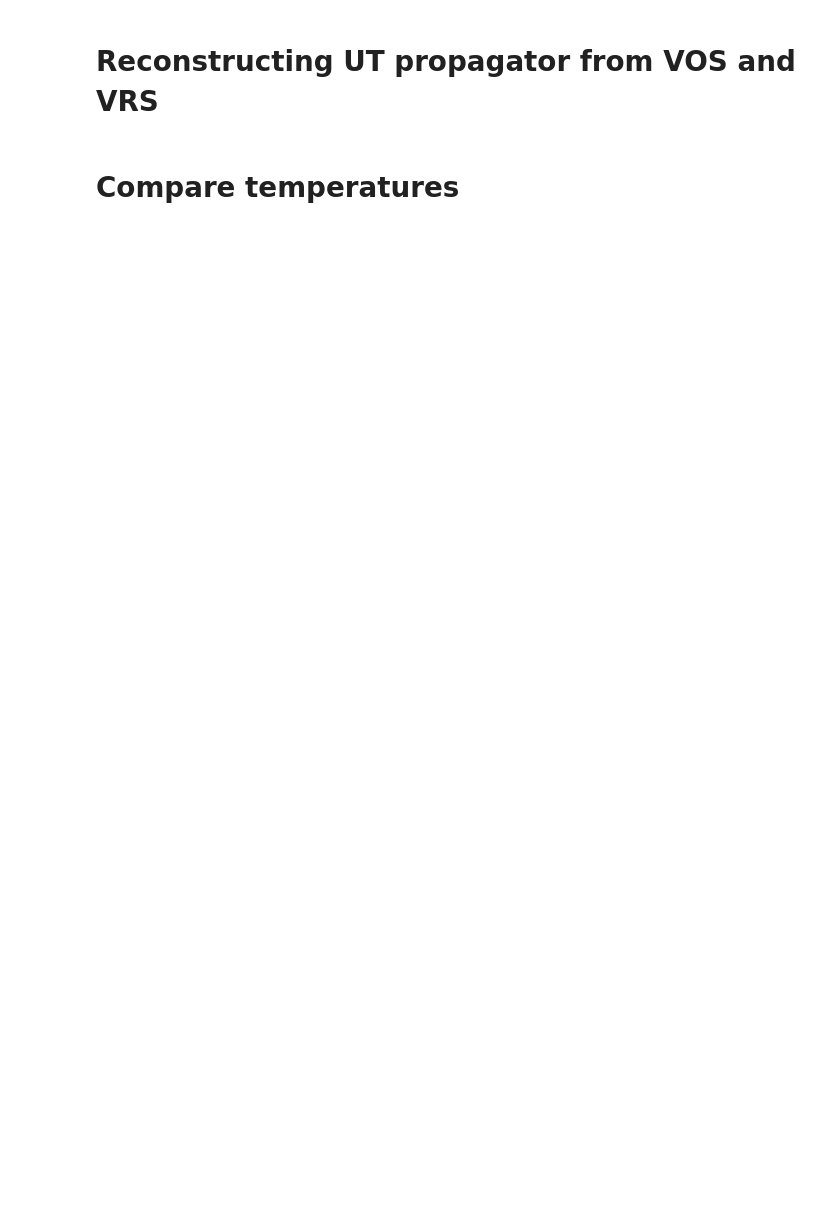
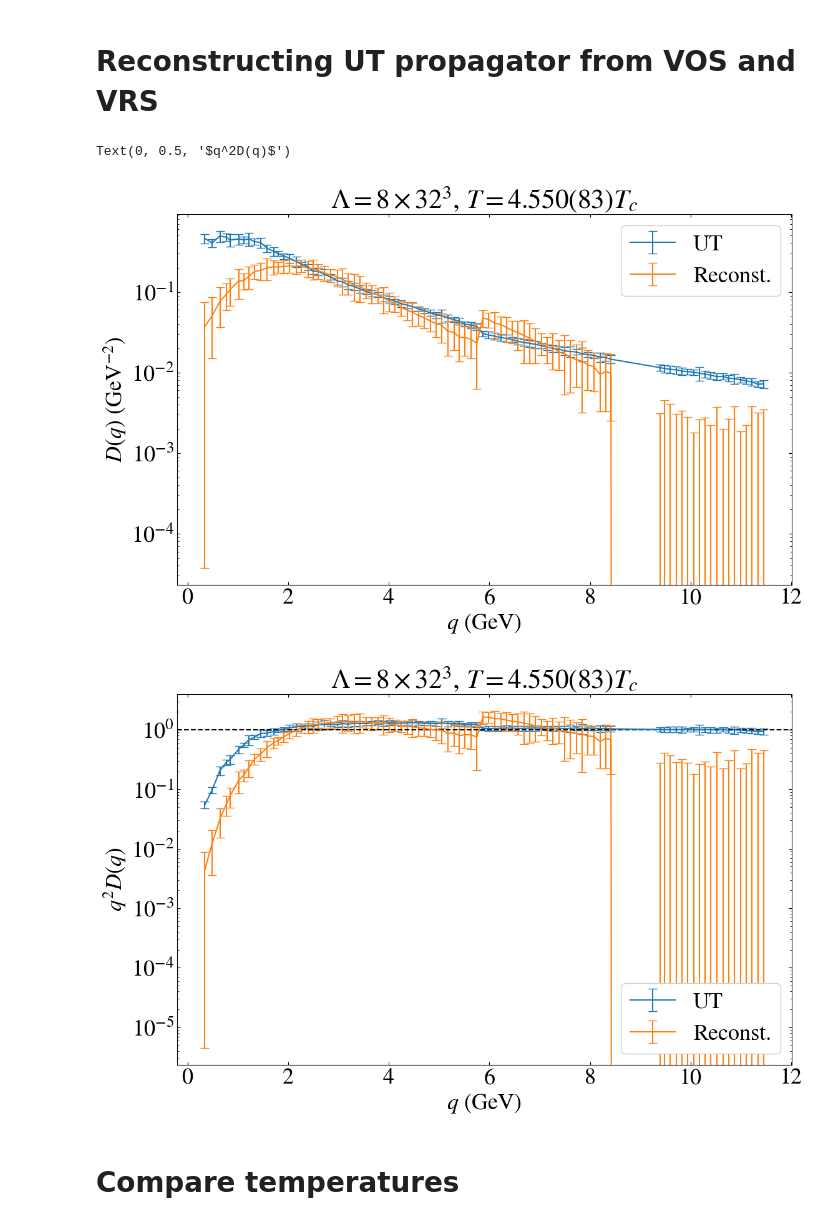
Before and after one commit to jadot-bp/vortex, a Jupyter notebook: decomp-vorticity-landau.ipynb, the cells around one changed output. Saved outputs shown, nothing was run; the diff lists cells and outputs as text; code cells hidden in the pictures; blank space fills up the shorter version.

```diff
--- a/decomp-vorticity-landau.ipynb
+++ b/decomp-vorticity-landau.ipynb
@@ -96,7 +101,7 @@ plot_params = {'ls':ls,'fmt':fmt,'errorevery':errorevery, 'markevery':markevery}
 
 ### Read propagator files
 # %%
-Nt = 32
+Nt = # Set temperature here
 
 to_TTc = lambda Nt: (1000*escale*XI/Nt)/Tc # Convert between Nt and T/Tc
 
@@ -314,7 +355,9 @@ for pos,mode in enumerate(modes):
 
     averaged_results[mode] = {'q':q, 'D':D}
 # %%
-fit_mask = q < 8
+q_max = 8
+
+fit_mask = q < q_max
 
 q = averaged_results["UT"]['q']
 
@@ -333,32 +376,39 @@ fparams = gv.gvar(popt,pcov)
 UT_D = averaged_results["UT"]['D']
 UT_D *= gv.gvar(Z_df["UT"].loc[Nt])  # Renormalize
 
 VRS_D = averaged_results["VRS"]['D']
 VOS_D = averaged_results["VOS"]['D']
 
 # Plot propagator
 fig = plt.figure(figsize=(12,8))
 ax = plt.gca()
 
 ax.errorbar(q, [d.mean for d in UT_D],[d.sdev for d in UT_D], label="UT")
 ax.errorbar(q, [d.mean for d in fparams[0]*VOS_D + fparams[1]*VRS_D],[d.sdev for d in fparams[0]*VOS_D + fparams[1]*VRS_D], label="Reconst.")
 
+ax.legend()
 ax.set_title(f"$\Lambda = {Nt} \\times 32^3$, $T={T}T_c$")
-ax.legend()
 ax.set_yscale('log')
 ax.set_xlabel('$q$ (GeV)')
 ax.set_ylabel("$D(q)$ (GeV$^{-2}$)")
 
 # Plot renormalization function
 fig = plt.figure(figsize=(12,8))
 ax = plt.gca()
 
 ax.errorbar(q, q**2*np.asarray([d.mean for d in UT_D]), q**2*np.asarray([d.sdev for d in UT_D]), label="UT")
 ax.errorbar(q, q**2*np.asarray([d.mean for d in fparams[0]*VOS_D + fparams[1]*VRS_D]),q**2*np.asarray([d.sdev for d in fparams[0]*VOS_D + fparams[1]*VRS_D]), label="Reconst.")
 
-ax.set_title(f"$\Lambda = {Nt} \\times 32^3$, $T={T}T_c$")
 ax.axhline(1,ls='--',c='k')
 ax.legend()
+ax.set_title(f"$\Lambda = {Nt} \\times 32^3$, $T={T}T_c$")
 ax.set_yscale('log')
 ax.set_xlabel('$q$ (GeV)')
 ax.set_ylabel("$q^2D(q)$")
+
+# Save results to Z_comb
+Z_comb = {"VOS_Z":fparams[0],"VRS_Z":fparams[1], "q_max":q_max}
+# %% [output]
+Text(0, 0.5, '$q^2D(q)$')
+[figure, added]
+[figure, added]
```
Also changed, not shown: parts of 21 cells of this notebook, 1 other file.
